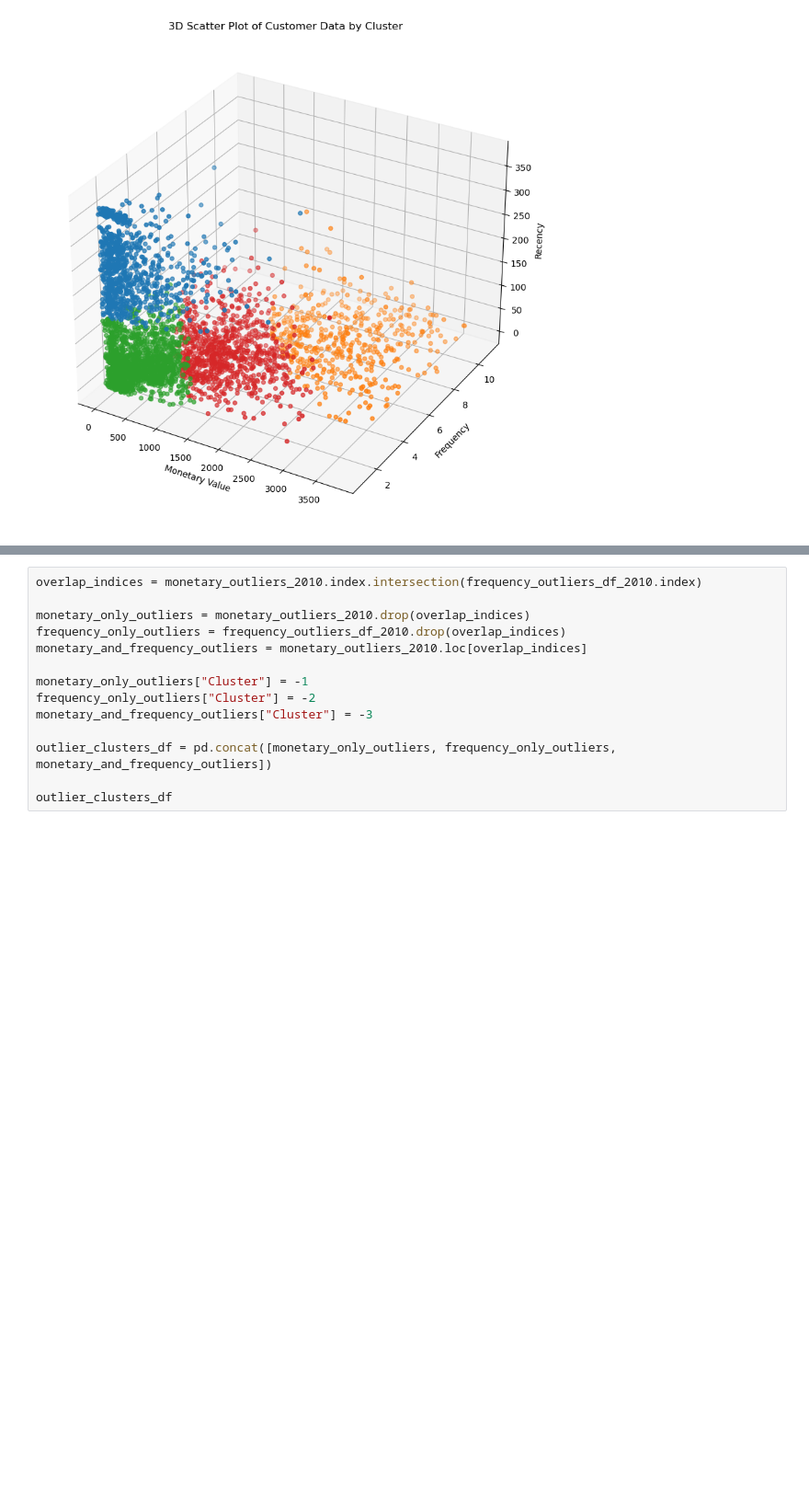
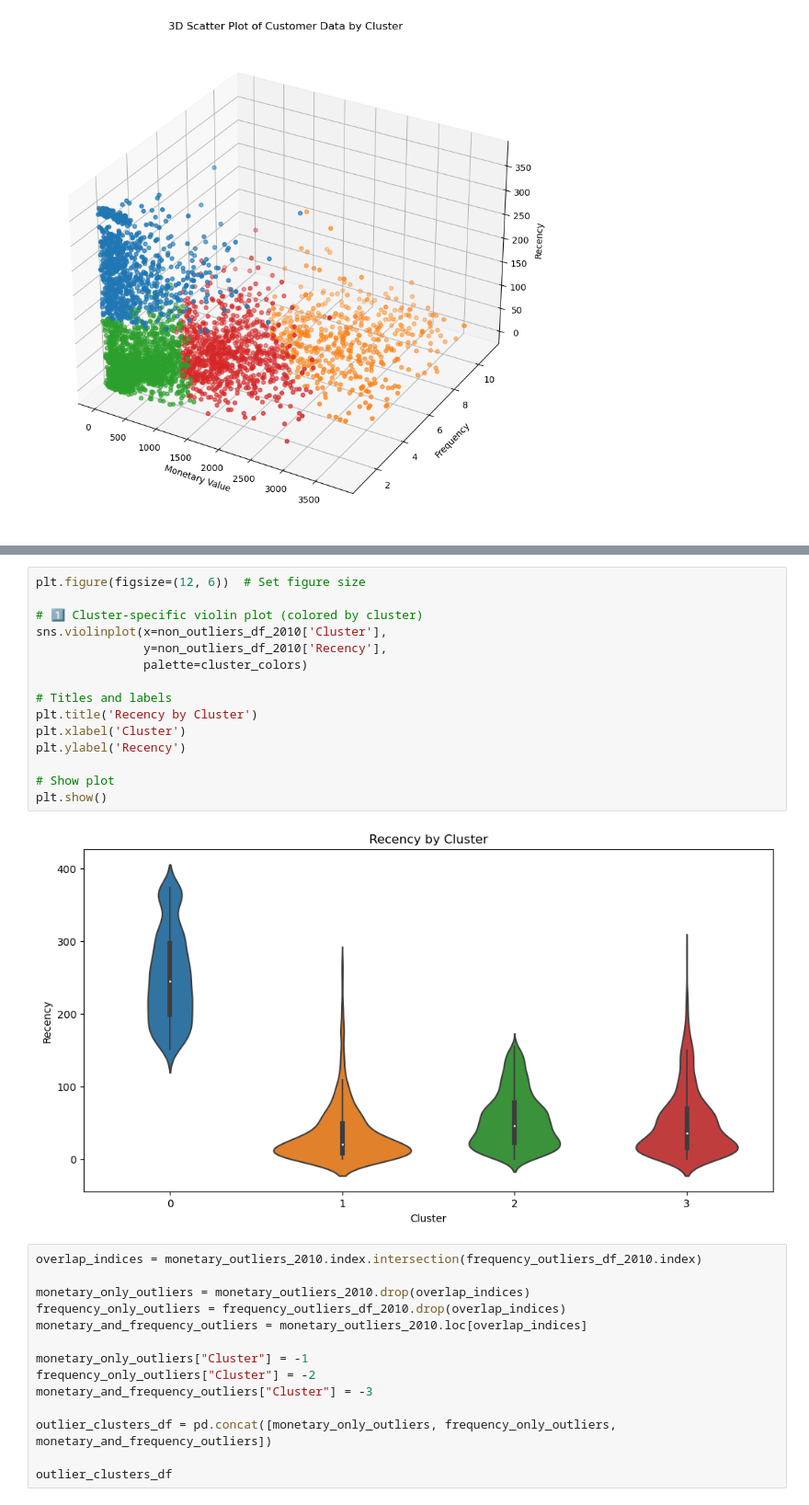
Before and after one commit to ramanuj-sharma/Sales_Analysis_and_Customer_segmentation, a Jupyter notebook: online_retail_data_clustering.ipynb, the cells around one changed output, grey strips where cells are left out. Shown at 92% size. Saved outputs shown, nothing was run; the diff lists cells and outputs as text; blank space fills up the shorter version.

```diff
--- a/online_retail_data_clustering.ipynb
+++ b/online_retail_data_clustering.ipynb
@@ -653,3 +639,20 @@ plt.show()
+# %%
+plt.figure(figsize=(12, 6))  # Set figure size
+
+# 1️⃣ Cluster-specific violin plot (colored by cluster)
+sns.violinplot(x=non_outliers_df_2010['Cluster'],
+               y=non_outliers_df_2010['Recency'],
+               palette=cluster_colors)
+
+# Titles and labels
+plt.title('Recency by Cluster')
+plt.xlabel('Cluster')
+plt.ylabel('Recency')
+
+# Show plot
+plt.show()
+# %% [output]
+[figure, added]
 # %%
 overlap_indices = monetary_outliers_2010.index.intersection(frequency_outliers_df_2010.index)
 
```
Also changed, not shown: parts of 20 cells of this notebook.
